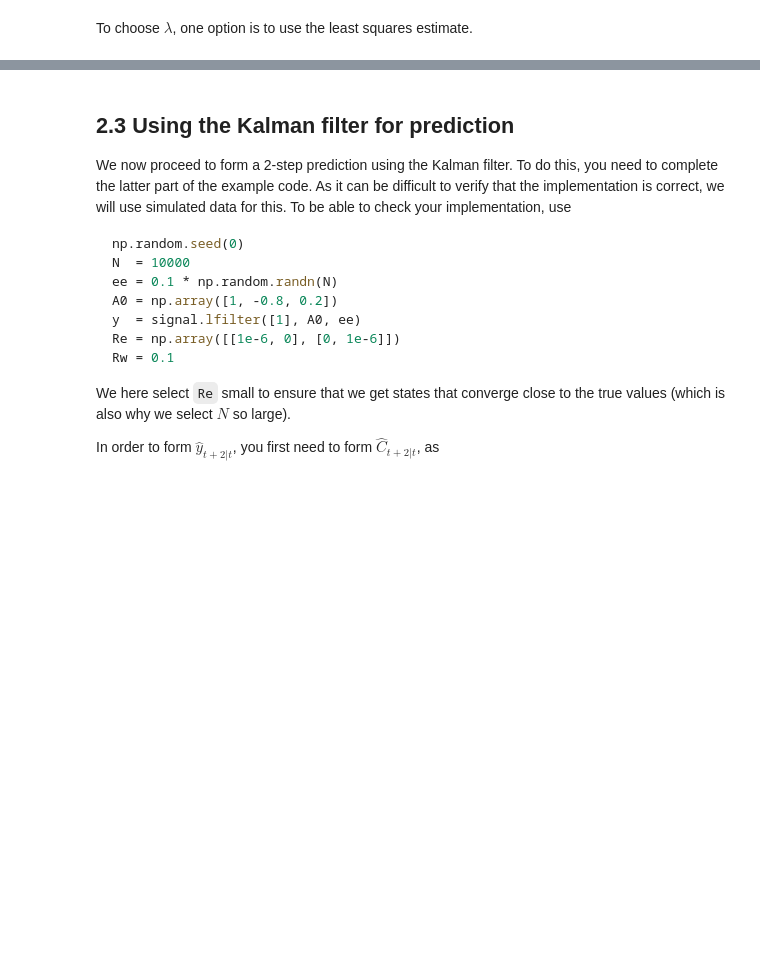
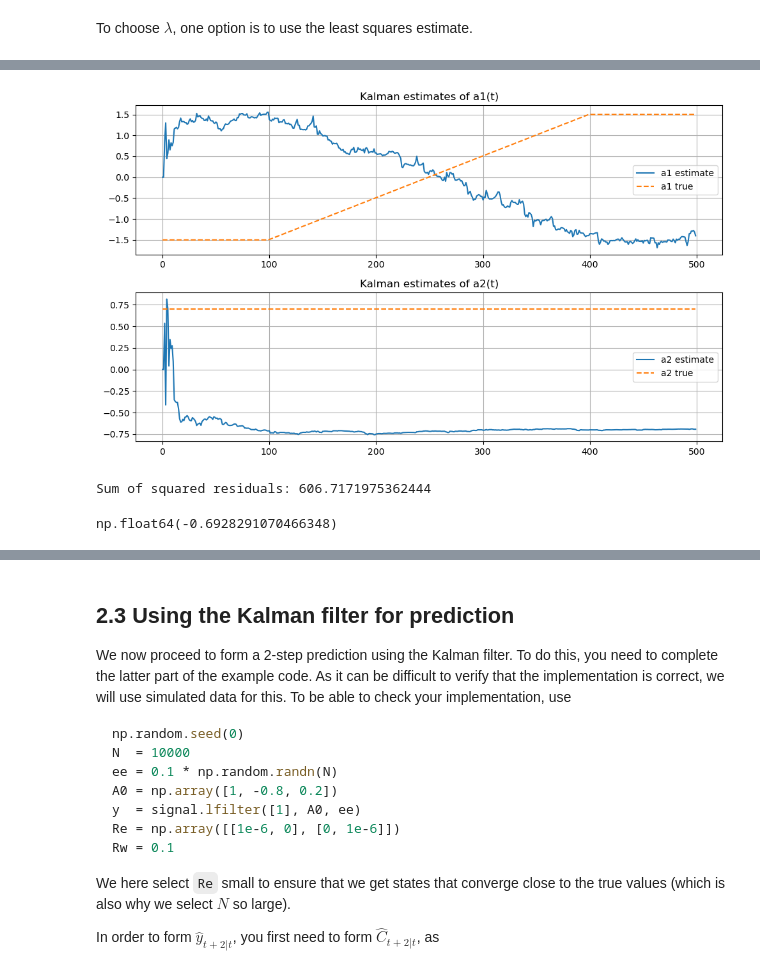
Before and after one commit to asifakhan09/MASM17-Time-series-analysis, a Jupyter notebook: Lab 3/lab3_Asifa.ipynb, the cells around one changed output, grey strips where cells are left out. Cells and saved outputs as stored; diff of their text form; code cells hidden in the pictures; blank space fills up the shorter version.

```diff
--- a/Lab 3/lab3_Asifa.ipynb
+++ b/Lab 3/lab3_Asifa.ipynb
@@ -153,3 +219,78 @@ Notice in particular that the way `Re` is selected reflects the assumption that
+# %%
+# ----- Load data -----
+yt  = np.loadtxt('data/tar2.dat')   # observed time series
+thx = np.loadtxt('data/thx.dat')   # true parameters a1(t), a2(t) for comparison
+
+N = len(yt)
+
+# ----- Noise covariances and initial values (given in lab text) -----
+Re   = np.array([[0.004, 0],
+                 [0,     0]])      # process noise (only first parameter varies)
+Rw   = 1.25                        # measurement noise
+Rx_t1 = 10 * np.eye(2)             # initial state covariance (large = low confidence)
+x_t1  = np.zeros((2, 1))           # initial parameter estimates [a1; a2]
+
+# ----- Storage -----
+a_hat = np.zeros((N, 2))           # estimated parameters over time
+yhat  = np.zeros(N)                # 1-step predictions  (rename from y_pred)
+ehat  = np.zeros(N)                # prediction errors   (rename from resid)
+
+# ----- Kalman filter loop -----
+for t in range(2, N):
+    # Regression vector H_t = [y_{t-1}, y_{t-2}]
+    H_t = np.array([[yt[t-1], yt[t-2]]])   # shape (1, 2)
+
+    # ---- Prediction step ----
+    x_pred  = x_t1                      # (2,1)
+    Rx_pred = Rx_t1 + Re                # (2,2)
+
+    # ---- Output prediction ----
+    yhat[t] = (H_t @ x_pred)[0, 0]      # scalar prediction of y_t
+    ehat[t] = yt[t] - yhat[t]           # innovation / prediction error
+
+    # ---- Update step ----
+    S = H_t @ Rx_pred @ H_t.T + Rw      # innovation covariance (1x1)
+    K = Rx_pred @ H_t.T / S             # Kalman gain (2x1)
+
+    x_t  = x_pred + K * ehat[t]         # updated state estimate (2x1)
+    Rx_t = (np.eye(2) - K @ H_t) @ Rx_pred
+
+    # Store estimates
+    a_hat[t, :] = x_t.ravel()
+
+    # Prepare for next iteration
+    x_t1  = x_t
+    Rx_t1 = Rx_t
+
+# ----- Plots: estimated vs true parameters -----
+plt.figure(figsize=(10, 6))
+
+plt.subplot(2, 1, 1)
+plt.plot(a_hat[:, 0], label='a1 estimate')
+plt.plot(thx[:, 0], '--', label='a1 true')
+plt.title('Kalman estimates of a1(t)')
+plt.legend()
+plt.grid(True)
+
+plt.subplot(2, 1, 2)
+plt.plot(a_hat[:, 1], label='a2 estimate')
+plt.plot(thx[:, 1], '--', label='a2 true')
+plt.title('Kalman estimates of a2(t)')
+plt.legend()
+plt.grid(True)
+
+plt.tight_layout()
+plt.show()
+
+# Sum of squared residuals (for Mozquizto Question 3)
+print("Sum of squared residuals:", np.sum(ehat[2:]**2))
+
+# Last estimated value of a2 (for Question 2)
+a_hat[-1, 1]
+# %% [output]
+[figure, added]
+Sum of squared residuals: 606.7171975362444
+np.float64(-0.6928291070466348)
 # %% [markdown]
 **Question 2**
 
```
Also changed, not shown: parts of 23 cells of this notebook, 27 other files.
